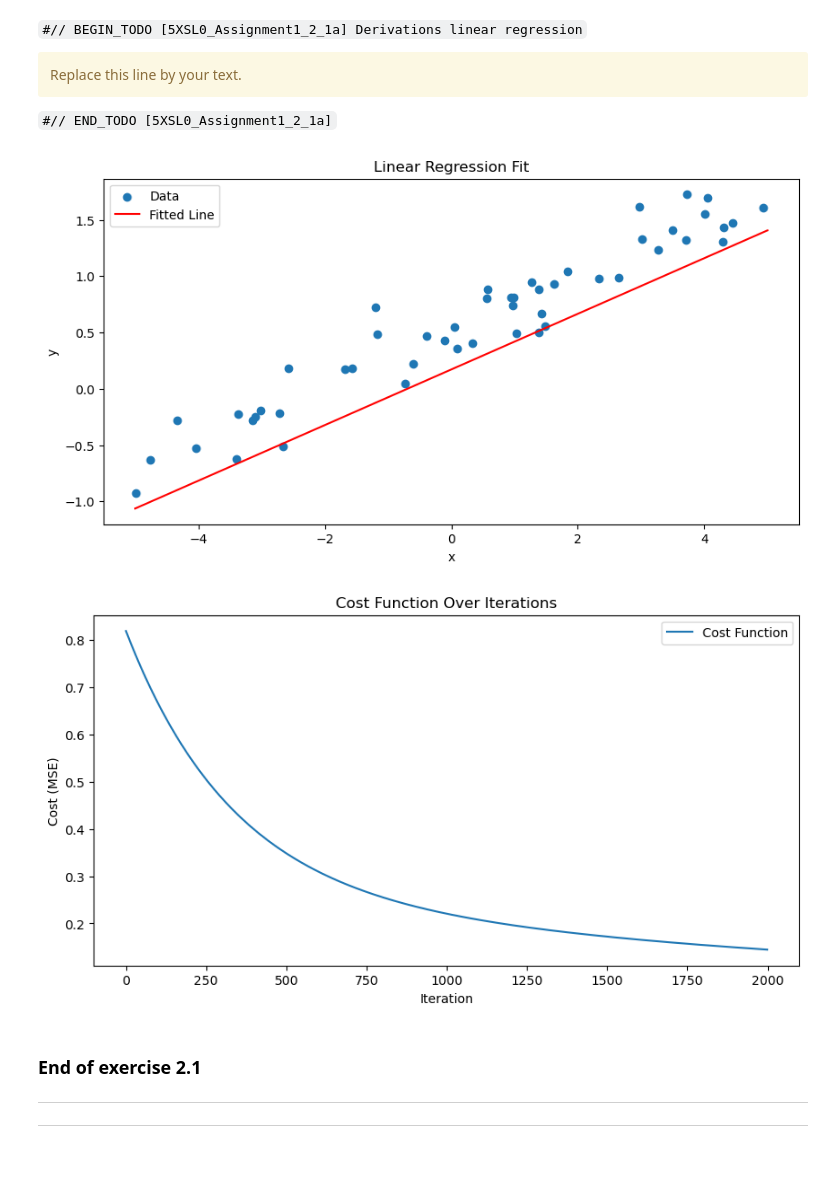
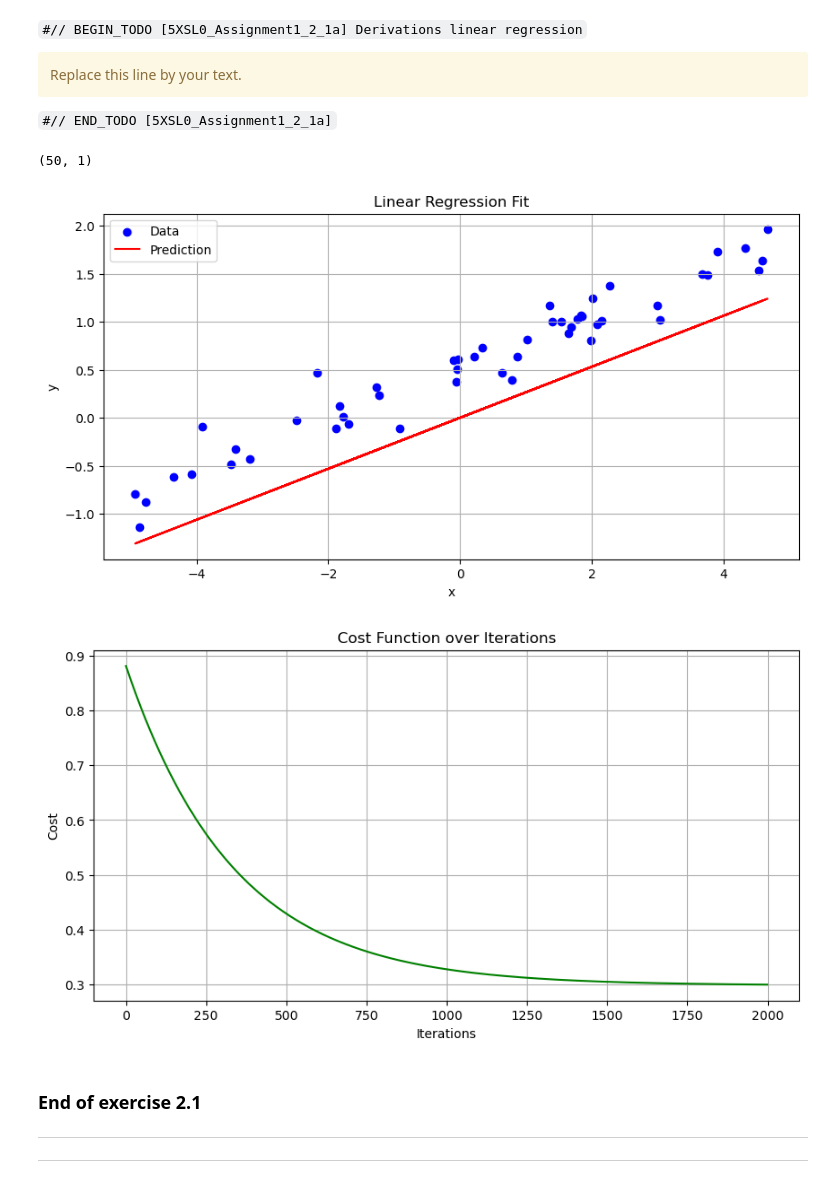
Before and after one commit to yueyehuanxiangqu/5XSL0-ML-A1, a Jupyter notebook: assignment1-template.ipynb, the cells around one changed output. Cells and saved outputs as stored; diff of their text form; code cells hidden in the pictures.

```diff
--- a/assignment1-template.ipynb
+++ b/assignment1-template.ipynb
@@ -495,31 +495,20 @@ Use the following initial values: $\boldsymbol{\theta}=[0.0]$, $\lambda=0.0001$
 #// BEGIN_TODO [5XSL0_Assignment1_2_1b] Gradient descent for linear regression
 
 def gradient_descent(X, y, theta, learning_rate, iterations):
-    N = len(y)
+    N = X.shape[0]
     cost_history = []
 
     for _ in range(iterations):
-        # Predictions
         y_pred = X @ theta
-
-        # Compute gradient
         gradient = -(2 / N) * X.T @ (y - y_pred)
-
-        # Update parameters
         theta -= learning_rate * gradient
-
-        # Compute cost (MSE)
         cost = (1 / N) * np.sum((y - y_pred) ** 2)
         cost_history.append(cost)
 
     return theta, cost_history
 
 # Generate data
-X_raw, y = ex121_generate_data()
-# Add a bias term (intercept)
-X = np.hstack((np.ones_like(X_raw), X_raw))
-
-# Initial parameters and settings
+X, y = ex121_generate_data()
 theta = np.zeros((X.shape[1],))
 learning_rate = 0.0001
 iterations = 2000
@@ -528,36 +517,36 @@ iterations = 2000
 optimized_theta, cost_history = gradient_descent(X, y, theta, learning_rate, iterations)
 
 #// END_TODO [5XSL0_Assignment1_2_1b]
+# %% [output]
+(50, 1)
 # %%
 #// BEGIN_TODO [5XSL0_Assignment1_2_1c] Plot results linear regression
 
 # Plotting results
 # Scatter plot of data
 plt.figure(figsize=(10, 5))
-plt.scatter(X_raw, y, label='Data')
-x_line = np.linspace(-5, 5, 100).reshape(-1, 1)
-x_line_with_bias = np.hstack((np.ones_like(x_line), x_line))
-y_line = np.dot(x_line_with_bias, optimized_theta)
-plt.plot(x_line, y_line, color='red', label='Fitted Line')
-plt.title("Linear Regression Fit")
-plt.xlabel("x")
-plt.ylabel("y")
+plt.scatter(X[:, 0], y, color='blue', label='Data')
+plt.plot(X[:, 0], X @ theta, color='red', label='Prediction')
+plt.xlabel('x')
+plt.ylabel('y')
+plt.title('Linear Regression Fit')
 plt.legend()
+plt.grid()
 plt.show()
 
 # Plot cost function over time
 plt.figure(figsize=(10, 5))
-plt.plot(cost_history, label='Cost Function')
-plt.title("Cost Function Over Iterations")
-plt.xlabel("Iteration")
-plt.ylabel("Cost (MSE)")
-plt.legend()
+plt.plot(range(iterations), cost_history, color='green')
+plt.xlabel('Iterations')
+plt.ylabel('Cost')
+plt.title('Cost Function over Iterations')
+plt.grid()
 plt.show()
 
 #// END_TODO [5XSL0_Assignment1_2_1c]
 # %% [output]
-[figure, old version]
+[figure, new version]
-[figure, old version]
+[figure, new version]
 # %% [markdown]
 ### End of exercise 2.1
 
```
Also changed, not shown: parts of 11 cells of this notebook.
